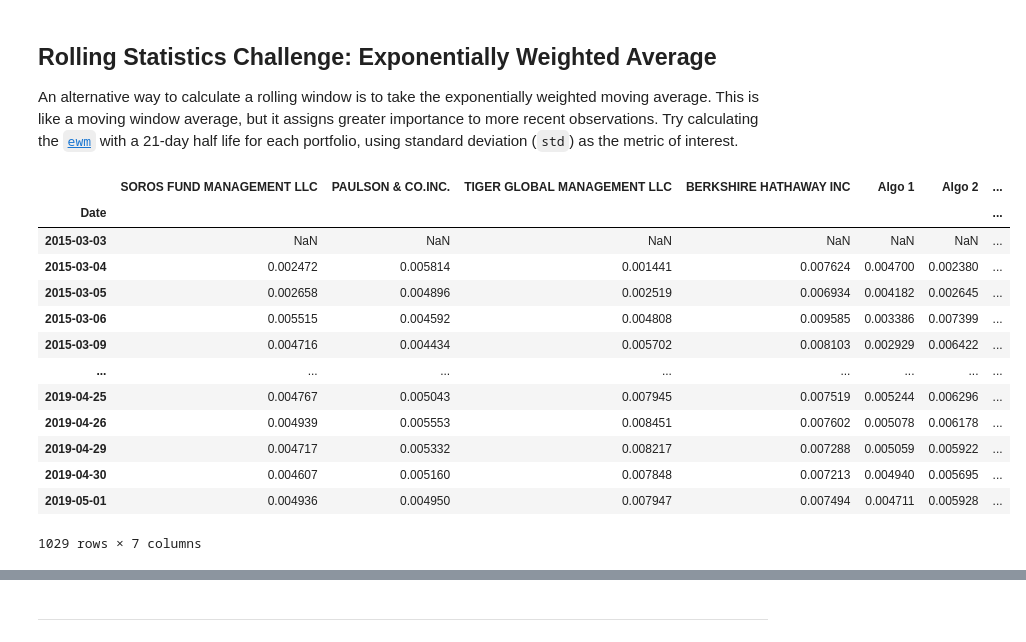
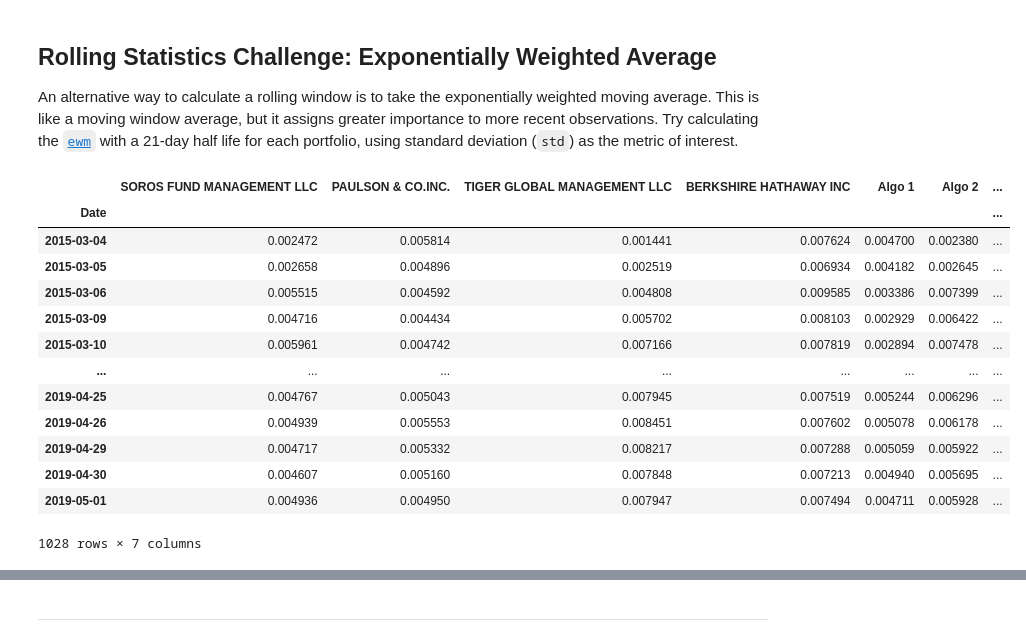
Before and after one commit to MichaelNguyen2692/Module-4-Assignment---Portfolio-Analysis, a Jupyter notebook: whale_analysis.ipynb, the cells around one changed output, grey strips where cells are left out. Cells and saved outputs as stored; diff of their text form; code cells hidden in the pictures.

```diff
--- a/whale_analysis.ipynb
+++ b/whale_analysis.ipynb
@@ -389,20 +389,20 @@ beta_algo1
 An alternative way to calculate a rolling window is to take the exponentially weighted moving average. This is like a moving window average, but it assigns greater importance to more recent observations. Try calculating the [`ewm`](https://pandas.pydata.org/pandas-docs/stable/reference/api/pandas.DataFrame.ewm.html) with a 21-day half life for each portfolio, using standard deviation (`std`) as the metric of interest.
 # %%
 # Use `ewm` to calculate the rolling window
-joined_std_ewm = joined_df.ewm(span=21).std()
+joined_std_ewm = joined_df.ewm(span=21).std().dropna()
 joined_std_ewm
 # %% [output]
 |  | SOROS FUND MANAGEMENT LLC | PAULSON & CO.INC. | TIGER GLOBAL MANAGEMENT LLC | BERKSHIRE HATHAWAY INC | Algo 1 | Algo 2 | ... |
 | Date |  |  |  |  |  |  | ... |
-| 2015-03-03 | NaN | NaN | NaN | NaN | NaN | NaN | ... |
 | 2015-03-04 | 0.002472 | 0.005814 | 0.001441 | 0.007624 | 0.004700 | 0.002380 | ... |
 | 2015-03-05 | 0.002658 | 0.004896 | 0.002519 | 0.006934 | 0.004182 | 0.002645 | ... |
 | 2015-03-06 | 0.005515 | 0.004592 | 0.004808 | 0.009585 | 0.003386 | 0.007399 | ... |
 | 2015-03-09 | 0.004716 | 0.004434 | 0.005702 | 0.008103 | 0.002929 | 0.006422 | ... |
+| 2015-03-10 | 0.005961 | 0.004742 | 0.007166 | 0.007819 | 0.002894 | 0.007478 | ... |
 | ... | ... | ... | ... | ... | ... | ... | ... |
 | 2019-04-25 | 0.004767 | 0.005043 | 0.007945 | 0.007519 | 0.005244 | 0.006296 | ... |
 | 2019-04-26 | 0.004939 | 0.005553 | 0.008451 | 0.007602 | 0.005078 | 0.006178 | ... |
 | 2019-04-29 | 0.004717 | 0.005332 | 0.008217 | 0.007288 | 0.005059 | 0.005922 | ... |
 | 2019-04-30 | 0.004607 | 0.005160 | 0.007848 | 0.007213 | 0.004940 | 0.005695 | ... |
 | 2019-05-01 | 0.004936 | 0.004950 | 0.007947 | 0.007494 | 0.004711 | 0.005928 | ... |
-1029 rows × 7 columns
+1028 rows × 7 columns
```
Also changed, not shown: parts of 8 cells of this notebook.
